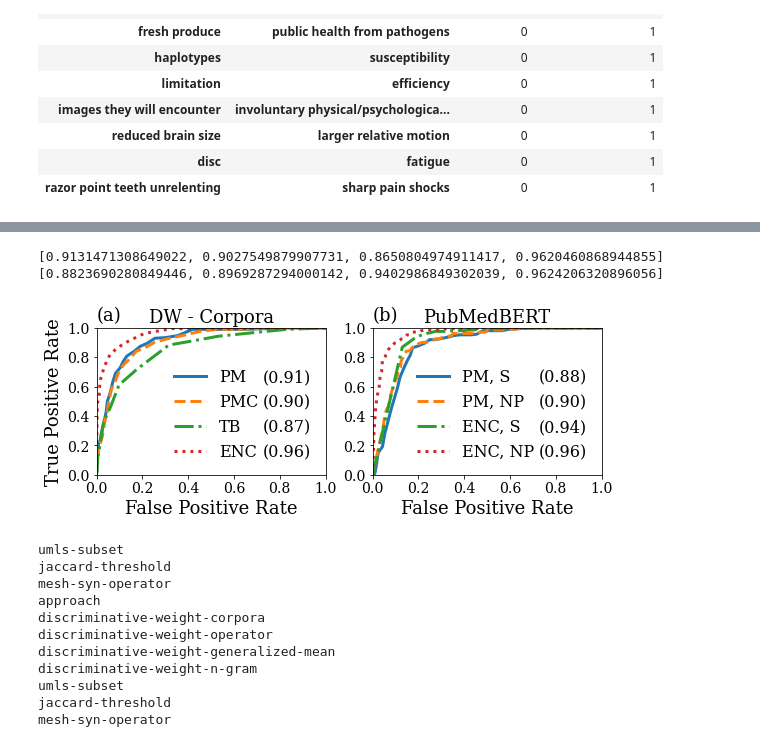
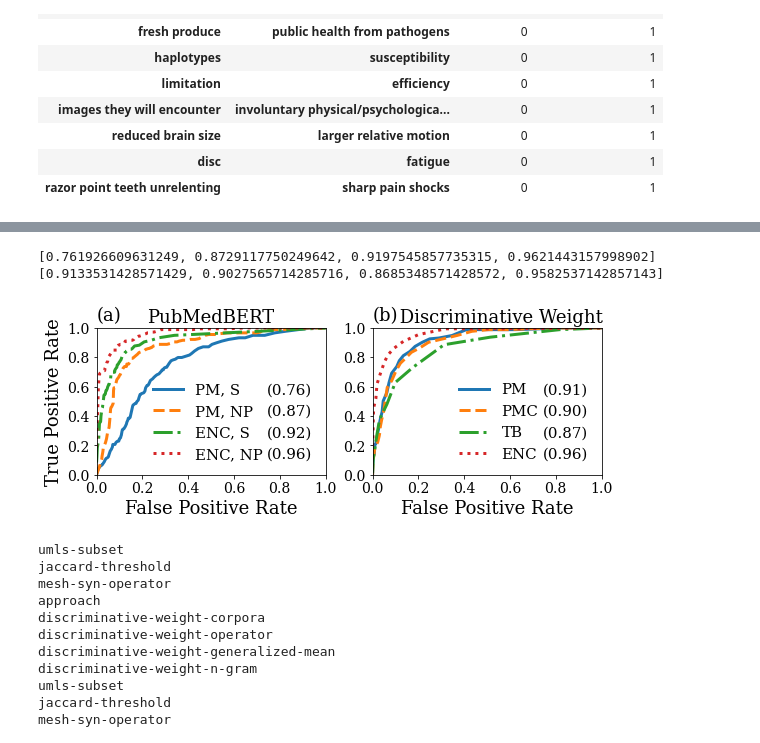
Before and after one commit to webis-de/coling22-mining-health-related-statements, a Jupyter notebook: notebooks/evaluate_test_causenet.ipynb, the cells around one changed output, grey strips where cells are left out. Cells and saved outputs as stored; diff of their text form; code cells hidden in the pictures.

```diff
--- a/notebooks/evaluate_test_causenet.ipynb
+++ b/notebooks/evaluate_test_causenet.ipynb
@@ -63,6 +65,10 @@ assert (
     .any()
 )
 
+test_causenet = test_causenet.loc[test_causenet.dataset.isin(["random_full", "random_support"])]
+sentence_test_causenet = sentence_test_causenet.loc[sentence_test_causenet.dataset == "random_full"]
+sentence_test_causenet["dataset"] = "sentence"
+test_causenet = pd.concat([test_causenet, sentence_test_causenet]).reset_index(drop=True)
 test_causenet
 # %% [output]
 |  | cause | effect | support | count | dataset | cause_origin | effect_origin | evaluation | ... |
@@ -545,8 +519,8 @@ sentence_test_causenet_metrics.to_pickle(
 test_causenet_metrics = pd.read_pickle(
     os.path.join(constants.BASE_PATH, "test_causenet_metrics.pkl")
 )
-sentence_test_causenet_metrics = pd.read_pickle(
-    os.path.join(constants.BASE_PATH, "sentence_test_causenet_metrics.pkl")
+validation_causenet_metrics = pd.read_pickle(
+    os.path.join(constants.BASE_PATH, "validation_causenet_metrics.pkl")
 )
 test_causenet_metrics
 # %% [output]
@@ -604,14 +578,14 @@ def auc_roc_curve(methods, ops, dataset, labels=None, ax=None, x_lim=(0, 1), y_l
     aucs = []
     for method in methods:
         for op in ops:
-            plot_data = test_causenet_metrics.loc[
-                (test_causenet_metrics.method == method)
-                & (test_causenet_metrics.operator == op)
-                & (test_causenet_metrics.dataset == dataset)
+            plot_data = validation_causenet_metrics.loc[
+                (validation_causenet_metrics.method == method)
+                & (validation_causenet_metrics.operator == op)
+                & (validation_causenet_metrics.dataset == dataset)
             ].copy()
             auc = sklearn.metrics.roc_auc_score(
-                    test_causenet.loc[test_causenet.dataset == dataset, "evaluation"],
-                    test_causenet_combined.loc[test_causenet.dataset == dataset].filter(
+                    validation_causenet.loc[validation_causenet.dataset == dataset, "evaluation"],
+                    validation_causenet_combined.loc[validation_causenet.dataset == dataset].filter(
                         like="-".join((method, op))
                     ),
                 )
@@ -644,13 +618,6 @@ LARGE_SIZE = 18
 dataset = "random_full"
 
 plot_dict = {
-    "DW - Corpora": {
-        "methods": [f"discriminative_weight-{corpus}-(1, 1)-1" for corpus in ["pubmed", "pubmed_central", "textbook", "encyclopedia"]],
-        "ops": ["p=1_mean"],
-        "labels": ["PM", "PMC", "TB", "ENC"],
-#         "x_lim": (0.0, 0.6),
-#         "y_lim": (0.4, 1.0),
-    },
 #     "$n$-grams": {
 #         "methods": [f"discriminative_weight-encyclopedia-(1, {value})-1" for value in (1, 2, 3)],
 #         "ops": ["p=1_mean"],
@@ -668,39 +635,48 @@ plot_dict = {
 #         "x_lim": (0.0, 0.6),
 #         "y_lim": (0.4, 1.0),
 #     },
     "PubMedBERT": {
         "methods": [f"health_bert-pubmedbert-{corpus}-{text_format}" for corpus in ["pubmed", "encyclopedia"] for text_format in ["sentence", "noun_phrase"]],
         "ops": ["p=inf_mean"],
         "labels": ["PM, S", "PM, NP", "ENC, S", "ENC, NP"],
 #         "x_lim": (0.0, 0.6),
 #         "y_lim": (0.4, 1.0),
-    }
+        "dataset": "sentence",
+    },
+    "     Discriminative Weight": {
+        "methods": [f"discriminative_weight-{corpus}-(1, 1)-1" for corpus in ["pubmed", "pubmed_central", "textbook", "encyclopedia"]],
+        "ops": ["p=1_mean"],
+        "labels": ["PM", "PMC", "TB", "ENC"],
+        "dataset": "random_full"
+#         "x_lim": (0.0, 0.6),
+#         "y_lim": (0.4, 1.0),
+    },
 }
 
 num_plots = len(plot_dict)
 fig, axes = plt.subplots(1, ncols=num_plots, figsize=(4 * num_plots, 3))
 for idx, (ax, (title, kwargs)) in enumerate(zip(axes, plot_dict.items())):
-    fig, aucs = auc_roc_curve(dataset=dataset, ax=ax, **kwargs)
+    fig, aucs = auc_roc_curve(ax=ax, **kwargs)
     for auc in aucs:
         ax.plot([0, 1], [0, 1], alpha=0.0, label=f"({auc:.2f})")
     _text = ax.text(0, 1.05, f"({chr(97 + idx)})", transform=ax.transAxes, size=LARGE_SIZE)
     if idx % 2 == 1:
         _text.set_in_layout(False)
     print(aucs)
     ax.set_xlabel(ax.get_xlabel(), size=LARGE_SIZE)
     ax.set_title(title, size=LARGE_SIZE)
-    legend = ax.legend(fontsize=MEDIUM_SIZE, framealpha=0.0, ncol=2, columnspacing=-2.5)
+    legend = ax.legend(fontsize=15, framealpha=0.0, ncol=2, columnspacing=-2.5)
     ax.tick_params(labelsize=SMALL_SIZE)
 
 # set y_label
 axes[0].set_ylabel("True Positive Rate", size=LARGE_SIZE)
 
 plt.tight_layout(pad=0.2)
 fig.savefig("figures/roc_curves.pdf", bbox_inches="tight")
 # %% [output]
-[0.9131471308649022, 0.9027549879907731, 0.8650804974911417, 0.9620460868944855]
-[0.8823690280849446, 0.8969287294000142, 0.9402986849302039, 0.9624206320896056]
+[0.761926609631249, 0.8729117750249642, 0.9197545857735315, 0.9621443157998902]
+[0.9133531428571429, 0.9027565714285716, 0.8685348571428572, 0.9582537142857143]
-[figure, old version]
+[figure, new version]
 # %%
 all_plot_ops = ["and", "or"] + [f"p={value}_mean" for value in (1, 2, 5, 10, "inf")]
 all_plot_op_labels = ["And", "Or", "p=1", "p=2", "p=5", "p=10", "p=inf"]
```
Also changed, not shown: parts of 35 cells of this notebook, 4 other files.
